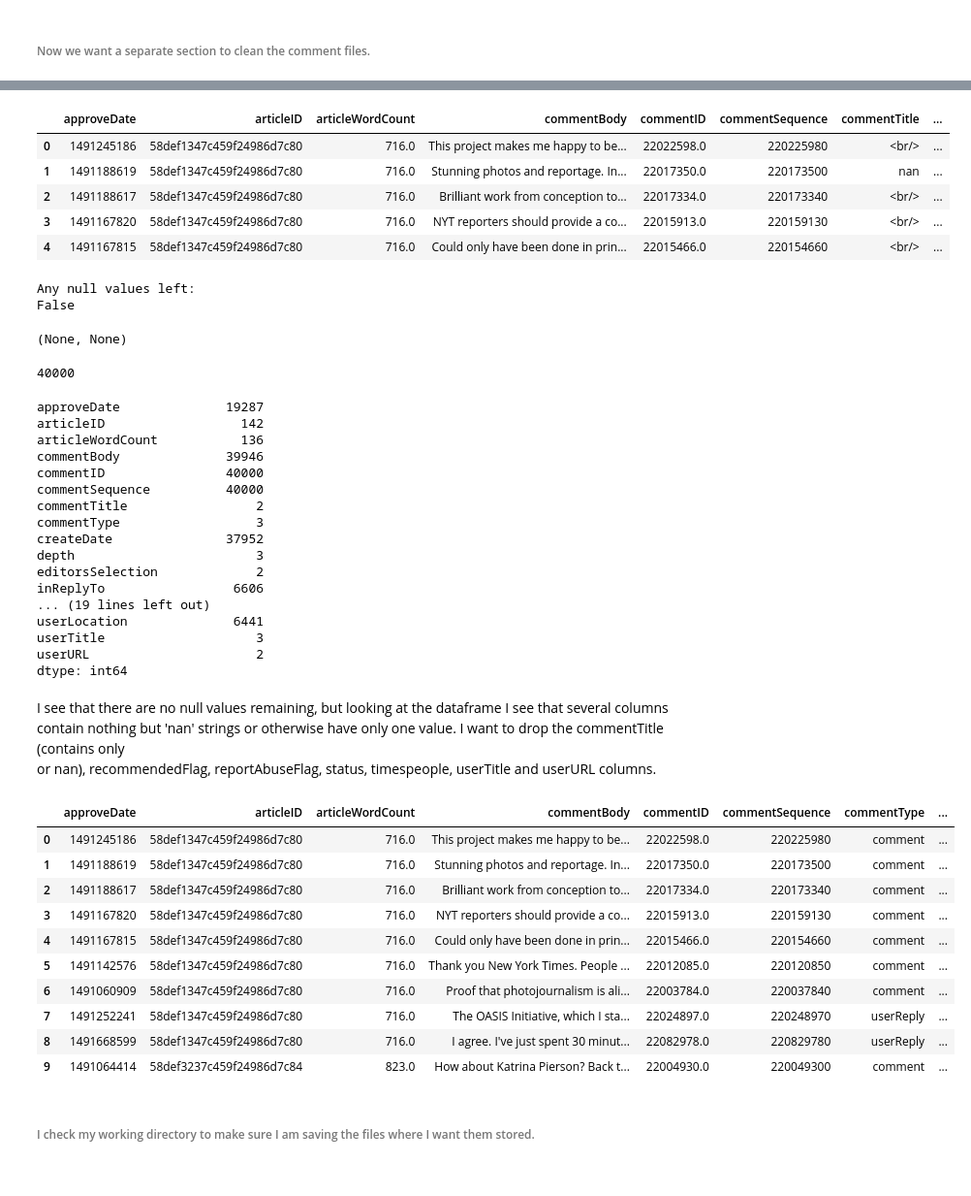
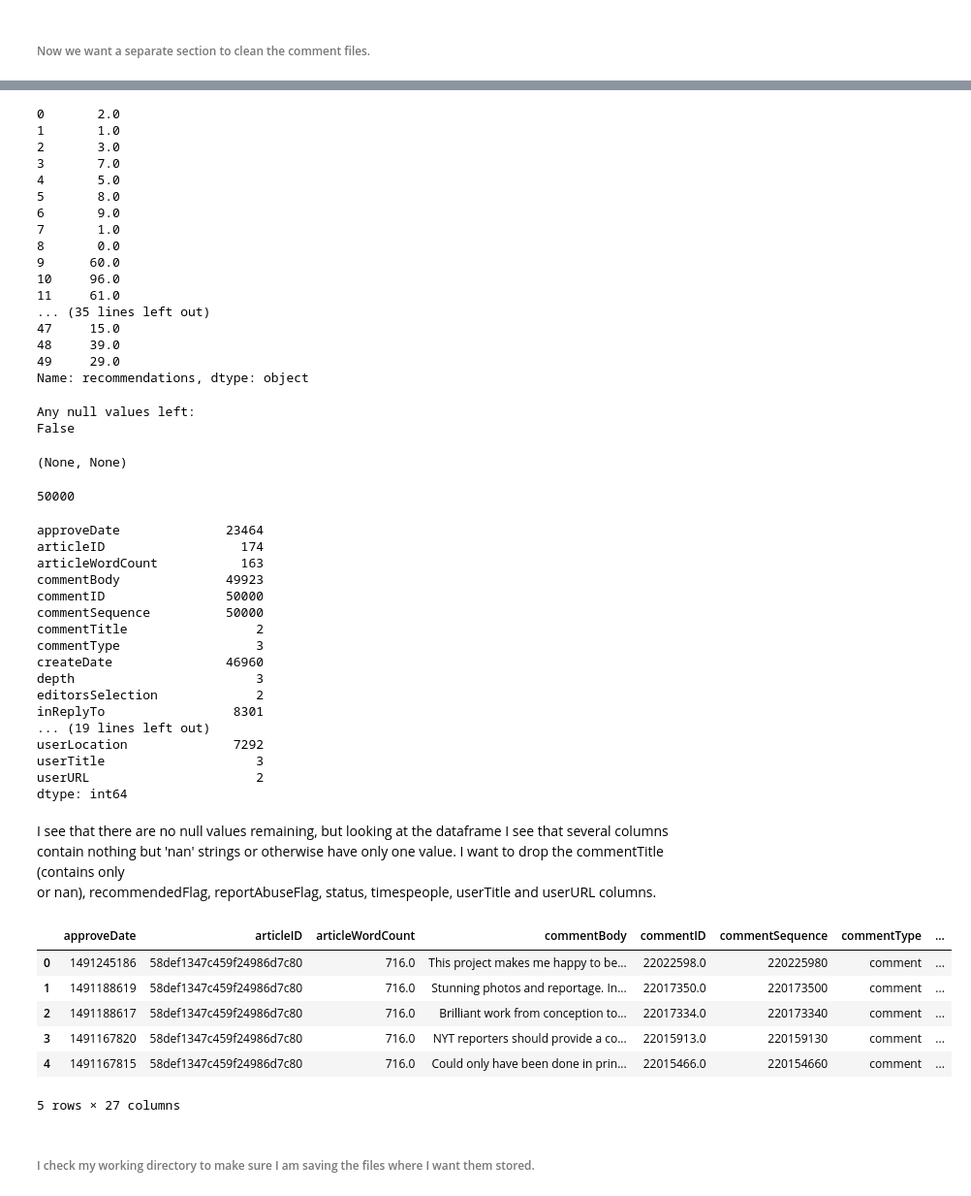
Before and after one commit to MontySteele/NLP-preliminary-test-tepo, a Jupyter notebook: Notebooks/Data cleaning and exploration.ipynb, the cells around one changed output, grey strips where cells are left out. Shown at 97% size. Saved outputs shown, nothing was run; the diff lists cells and outputs as text; code cells hidden in the pictures.

```diff
--- a/Notebooks/Data cleaning and exploration.ipynb
+++ b/Notebooks/Data cleaning and exploration.ipynb
@@ -57,8 +57,8 @@ wpt = nltk.WordPunctTokenizer()
 stop_words = nltk.corpus.stopwords.words('english')
 
 #For all data - train = pd.read_csv("/root/Springboard/Data/cleaning/allArticles.csv")
-#train = pd.read_csv(r"C:\Users\msteele9\Documents\Springboard\Springboard\Data\allArticles.csv")
-train = pd.read_csv(r"/mnt/c/Users/msteele9/Documents/Springboard/Springboard/Data/allArticles.csv")
+train = pd.read_csv(r"C:\Users\msteele9\Documents\Springboard\Springboard\Data\allArticles.csv", index_col = False)
+#train = pd.read_csv(r"/mnt/c/Users/msteele9/Documents/Springboard/Springboard/Data/allArticles.csv")
 
 train.head(5)
 # %% [output]
@@ -167,3 +169,11 @@ Any null values left:
 9335
 # %% [markdown]
 ###### Now we want a separate section to clean the comment files.
+# %%
+#For all data - train = pd.read_csv("/root/Springboard/Data/cleaning/allComments.csv")
+
+sampleSize = 50000
+train = pd.read_csv(r"C:\Users\msteele9\Documents\Springboard\Springboard\Data\allComments.csv", nrows=sampleSize)
+
+#train['recommendations'].head(5)
+train
@@ -170,12 +199,7 @@ Any null values left:
 # %%
-#For all data - train = pd.read_csv("/root/Springboard/Data/cleaning/allComments.csv")
-
-sampleSize = 40000
-train = pd.read_csv(r"/mnt/c/Users/msteele9/Documents/Springboard/Springboard/Data/allComments.csv", nrows=sampleSize)
-
 train= train.astype(str)
 train.fillna(0)
-strings = [1, 5, 10, 18, 22, 24, 25, 26, 29, 30, 33]
+strings = [1, 5, 10, 22, 24, 25, 26, 29, 30, 33]
 
 def lemmatize_text(tokenized_text):
     text = [wn.lemmatize(word) for word in tokenized_text]
@@ -199,13 +223,26 @@ def clean_articles(doc):
 clean_comments = clean_articles(train)
 #The second command takes awhile to run
 clean_comments.head(5)
+
+clean_comments['recommendations'].head(50)
 # %% [output]
-|  | approveDate | articleID | articleWordCount | commentBody | commentID | commentSequence | commentTitle | ... |
-| 0 | 1491245186 | 58def1347c459f24986d7c80 | 716.0 | This project makes me happy to be... | 22022598.0 | 220225980 | <br/> | ... |
-| 1 | 1491188619 | 58def1347c459f24986d7c80 | 716.0 | Stunning photos and reportage. In... | 22017350.0 | 220173500 | nan | ... |
-| 2 | 1491188617 | 58def1347c459f24986d7c80 | 716.0 | Brilliant work from conception to... | 22017334.0 | 220173340 | <br/> | ... |
-| 3 | 1491167820 | 58def1347c459f24986d7c80 | 716.0 | NYT reporters should provide a co... | 22015913.0 | 220159130 | <br/> | ... |
-| 4 | 1491167815 | 58def1347c459f24986d7c80 | 716.0 | Could only have been done in prin... | 22015466.0 | 220154660 | <br/> | ... |
+0       2.0
+1       1.0
+2       3.0
+3       7.0
+4       5.0
+5       8.0
+6       9.0
+7       1.0
+8       0.0
+9      60.0
+10     96.0
+11     61.0
+... (35 lines left out)
+47     15.0
+48     39.0
+49     29.0
+Name: recommendations, dtype: object
 # %%
 print("Any null values left: "), print(clean_comments.isnull().values.any())
 # %% [output]
@@ -216,21 +253,21 @@ False
 print(len(clean_comments))
 clean_comments.nunique()
 # %% [output]
-40000
+50000
-approveDate              19287
-articleID                  142
-articleWordCount           136
-commentBody              39946
-commentID                40000
-commentSequence          40000
+approveDate              23464
+articleID                  174
+articleWordCount           163
+commentBody              49923
+commentID                50000
+commentSequence          50000
 commentTitle                 2
 commentType                  3
-createDate               37952
+createDate               46960
 depth                        3
 editorsSelection             2
-inReplyTo                 6606
+inReplyTo                 8301
 ... (19 lines left out)
-userLocation              6441
+userLocation              7292
 userTitle                    3
 userURL                      2
 dtype: int64
@@ -239,19 +276,15 @@ I see that there are no null values remaining, but looking at the dataframe I se
 # %%
 clean_comments.drop(columns=['commentTitle', 'recommendedFlag', 'reportAbuseFlag', 'status', 'timespeople', 'userTitle', 'userURL'], axis=1, inplace=True)
 
-clean_comments.head(10)
+clean_comments.head(5)
 # %% [output]
 |  | approveDate | articleID | articleWordCount | commentBody | commentID | commentSequence | commentType | ... |
 | 0 | 1491245186 | 58def1347c459f24986d7c80 | 716.0 | This project makes me happy to be... | 22022598.0 | 220225980 | comment | ... |
 | 1 | 1491188619 | 58def1347c459f24986d7c80 | 716.0 | Stunning photos and reportage. In... | 22017350.0 | 220173500 | comment | ... |
 | 2 | 1491188617 | 58def1347c459f24986d7c80 | 716.0 | Brilliant work from conception to... | 22017334.0 | 220173340 | comment | ... |
 | 3 | 1491167820 | 58def1347c459f24986d7c80 | 716.0 | NYT reporters should provide a co... | 22015913.0 | 220159130 | comment | ... |
 | 4 | 1491167815 | 58def1347c459f24986d7c80 | 716.0 | Could only have been done in prin... | 22015466.0 | 220154660 | comment | ... |
-| 5 | 1491142576 | 58def1347c459f24986d7c80 | 716.0 | Thank you New York Times. People ... | 22012085.0 | 220120850 | comment | ... |
-| 6 | 1491060909 | 58def1347c459f24986d7c80 | 716.0 | Proof that photojournalism is ali... | 22003784.0 | 220037840 | comment | ... |
-| 7 | 1491252241 | 58def1347c459f24986d7c80 | 716.0 | The OASIS Initiative, which I sta... | 22024897.0 | 220248970 | userReply | ... |
-| 8 | 1491668599 | 58def1347c459f24986d7c80 | 716.0 | I agree. I've just spent 30 minut... | 22082978.0 | 220829780 | userReply | ... |
-| 9 | 1491064414 | 58def3237c459f24986d7c84 | 823.0 | How about Katrina Pierson? Back t... | 22004930.0 | 220049300 | comment | ... |
+5 rows × 27 columns
 # %% [markdown]
 ###### I check my working directory to make sure I am saving the files where I want them stored.
 # %%
```
Also changed, not shown: parts of 11 cells of this notebook, 1 other file.
